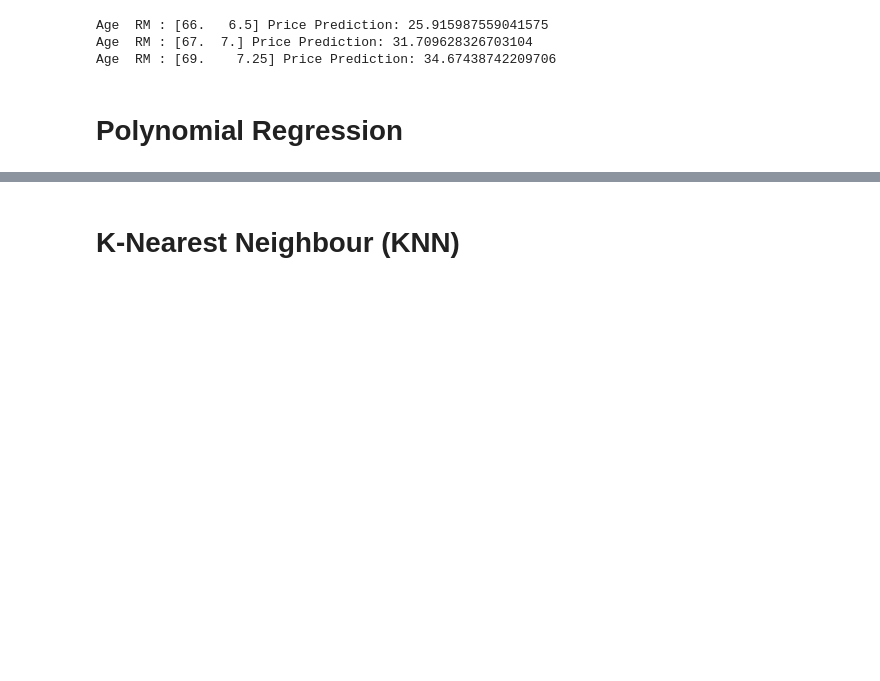
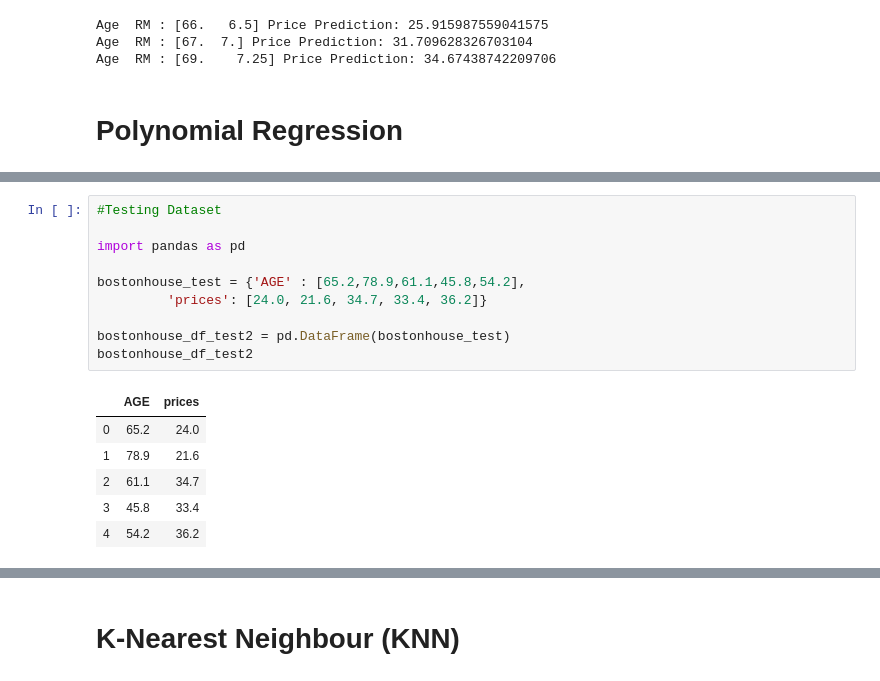
Before and after one commit to Herrscher-of-Freedom/Data-Science, a Jupyter notebook: UTS.ipynb, the cells around one changed output, grey strips where cells are left out. Drawn from its saved outputs; the diff is of its cells as text; blank space fills up the shorter version.

```diff
--- a/UTS.ipynb
+++ b/UTS.ipynb
@@ -439,0 +460,17 @@ Age  RM : [69.    7.25] Price Prediction: 34.67438742209706
+# %%
+#Testing Dataset
+
+import pandas as pd
+
+bostonhouse_test = {'AGE' : [65.2,78.9,61.1,45.8,54.2],
+         'prices': [24.0, 21.6, 34.7, 33.4, 36.2]}
+
+bostonhouse_df_test2 = pd.DataFrame(bostonhouse_test)
+bostonhouse_df_test2
+# %% [output]
+|  | AGE | prices |
+| 0 | 65.2 | 24.0 |
+| 1 | 78.9 | 21.6 |
+| 2 | 61.1 | 34.7 |
+| 3 | 45.8 | 33.4 |
+| 4 | 54.2 | 36.2 |
```
Also changed, not shown: parts of 22 cells of this notebook.
